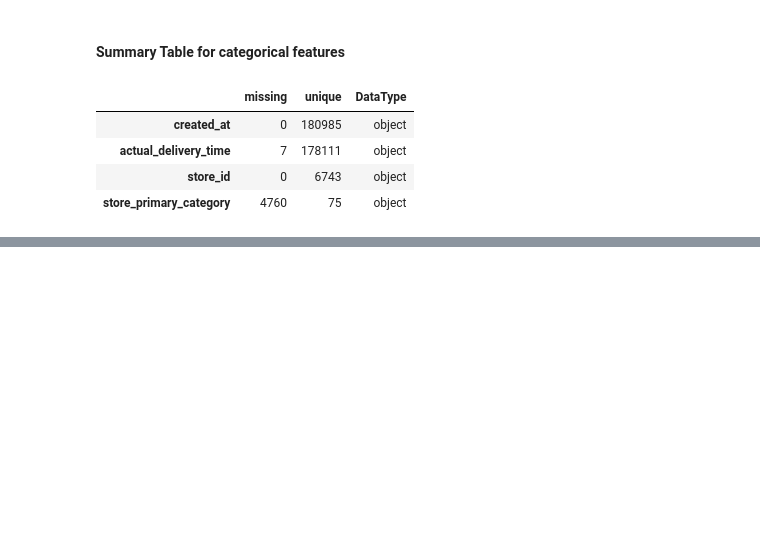
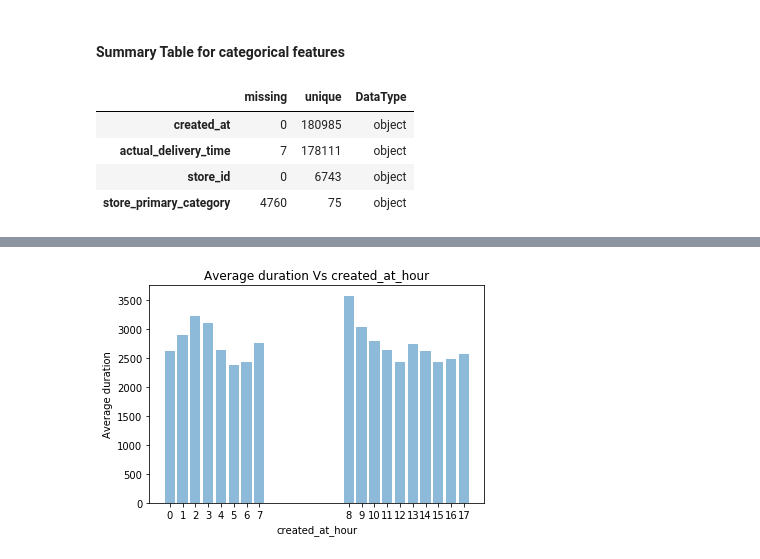
Before and after one commit to nengneng/DeliverTimePrediction, a Jupyter notebook: wei_EDA_v1.ipynb, the cells around one changed output, grey strips where cells are left out. Drawn from its saved outputs; the diff is of its cells as text; code cells hidden in the pictures; blank space fills up the shorter version.

```diff
--- a/wei_EDA_v1.ipynb
+++ b/wei_EDA_v1.ipynb
@@ -106,0 +146,19 @@ create_summary_table(Train)[1]
+# %%
+def create_time_feature(df):
+
+    #create created_at_year, created_at_month, created_at_day, created_at_date, created_at_dayOfWeek,
+    #created_at_time, created_at_hour, created_at_minute, created_at_second, created_at_isWeekend,
+    #created_at_isHoliday
+
+    df['created_at_year'], df['created_at_month'], df['created_at_day'], df['created_at_date'], df['created_at_dayOfWeek'], df['created_at_time'], df['created_at_hour'], df['created_at_minute'], df['created_at_second'] = df['created_at_datetime'].dt.year, df['created_at_datetime'].dt.month, df['created_at_datetime'].dt.day, df['created_at_datetime'].dt.date, df['created_at_datetime'].dt.dayofweek, df['created_at_datetime'].dt.time, df['created_at_datetime'].dt.hour, df['created_at_datetime'].dt.minute, df['created_at_datetime'].dt.second
+
+    df.loc[df['created_at_dayOfWeek'].isin([5, 6]), 'created_at_isWeekend'] = 1
+    df.loc[df['created_at_dayOfWeek'].isin([0, 1, 2, 3, 4]), 'created_at_isWeekend'] = 0
+
+    cal = calendar()
+    holidays = cal.holidays(start=df['created_at_date'].min(), end=df['created_at_date'].max())
+    df['created_at_isHoliday'] = np.where(df.created_at_datetime.dt.normalize().isin(holidays), 1, 0)
+
+    return df
+# %%
+Train_with_label_time = create_time_feature(Train_with_label)
@@ -106,0 +204,21 @@ create_summary_table(Train)[1]
+# %%
+# Filter duration > 7200 seconds orders, 1090 records removed
+Train_with_label_time = Train_with_label_time.loc[Train_with_label_time['duration'] <= 7200]
+
+duration_by_hour = Train_with_label_time.groupby(['created_at_hour'], as_index=False)['duration'].mean()
+duration_by_dayOfWeek = Train_with_label_time.groupby(['created_at_dayOfWeek'], as_index=False)['duration'].mean()
+duration_by_IsWeekend = Train_with_label_time.groupby(['created_at_isWeekend'], as_index=False)['duration'].mean()
+duration_by_IsHoliday = Train_with_label_time.groupby(['created_at_isHoliday'], as_index=False)['duration'].mean()
+duration_by_month = Train_with_label_time.groupby(['created_at_month'], as_index=False)['duration'].mean()
+# %%
+def create_plot(df, feature, target):
+    plt.bar(df[feature], df[target], align='center', alpha=0.5)
+    plt.xticks(df[feature], np.arange(len(df[feature])))
+    plt.ylabel('Average ' + str(target))
+    plt.xlabel(str(feature))
+    plt.title('Average ' + str(target) + ' Vs ' + str(feature))
+    plt.show()
+# %%
+create_plot(duration_by_hour, 'created_at_hour', 'duration')
+# %% [output]
+[figure, added]
```
Also changed, not shown: parts of 15 cells of this notebook, 1 other file.
